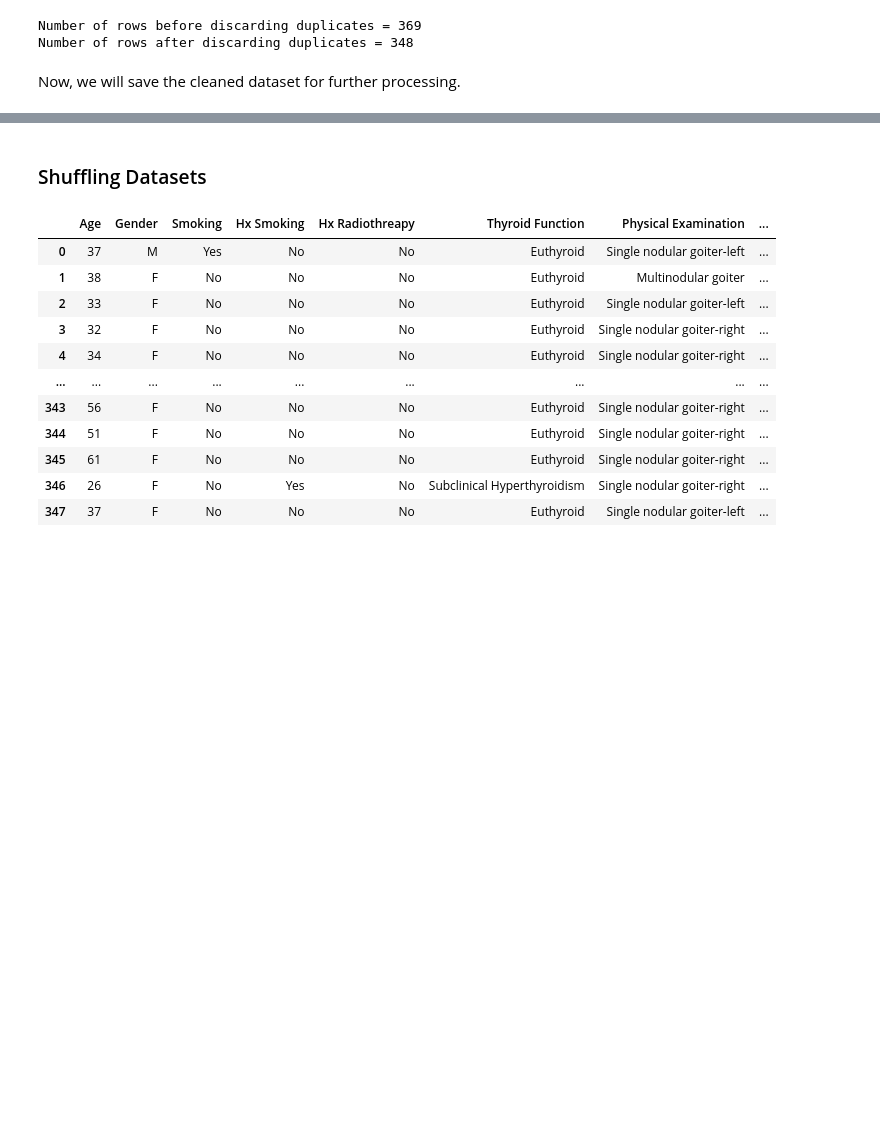
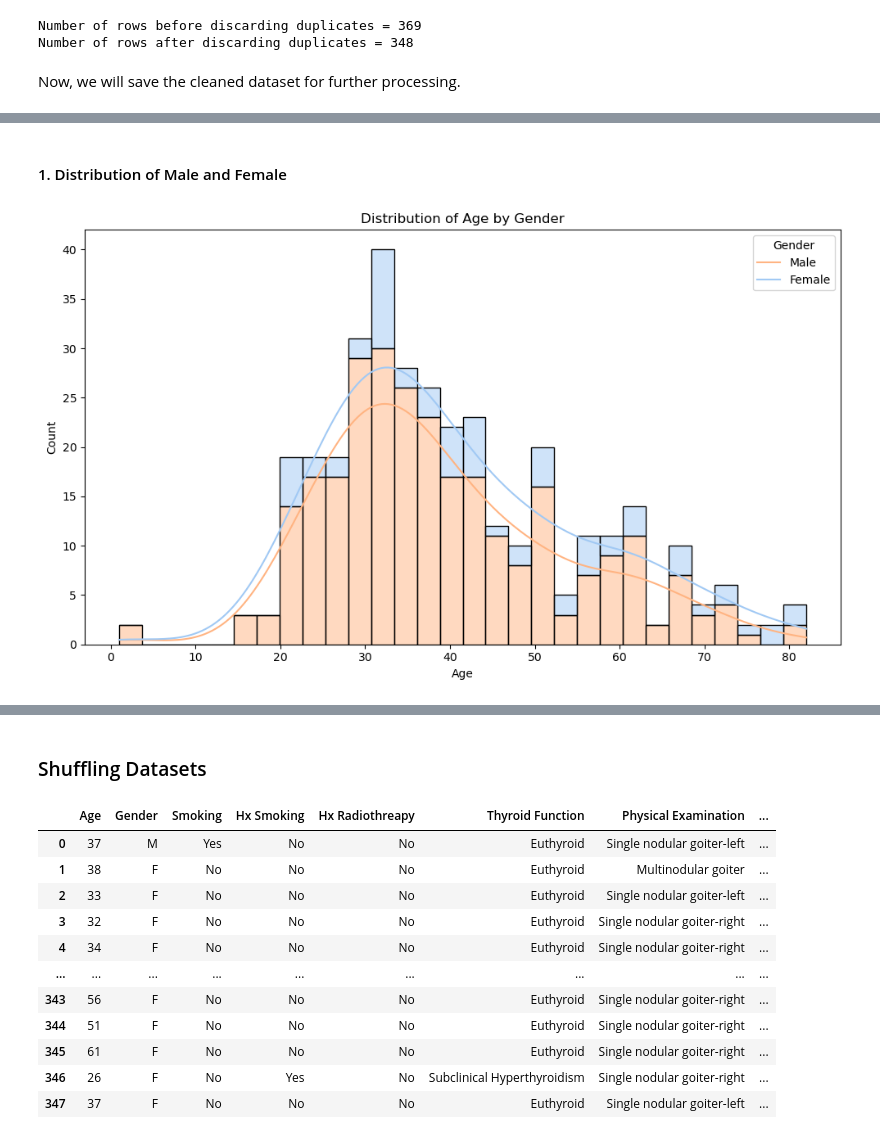
Before and after one commit to Romin-6522/CSC177-Outliers-Projects, a Jupyter notebook: DTCR_DataPreprocessing.ipynb, the cells around one changed output, grey strips where cells are left out. Saved outputs shown, nothing was run; the diff lists cells and outputs as text; code cells hidden in the pictures; blank space fills up the shorter version.

Commit message:
Added Data Visualization upon Anish's request
Bar graphs, pie charts and other visual methods are added to visualize some of the values.

```diff
--- a/DTCR_DataPreprocessing.ipynb
+++ b/DTCR_DataPreprocessing.ipynb
@@ -247,0 +248,3 @@ data.to_csv('cleaned_Thyroid_data.csv', index = False)
+# %%
+import pandas as pd
+data = pd.read_csv('cleaned_Thyroid_data.csv')
@@ -247,0 +256,17 @@ data.to_csv('cleaned_Thyroid_data.csv', index = False)
+# %% [markdown]
+#### 1. Distribution of Male and Female
+# %%
+import matplotlib.pyplot as plt
+import seaborn as sns
+
+plt.figure(figsize=(10, 6))
+sns.histplot(data, x="Age", hue="Gender", multiple="stack", bins=30, palette="pastel", kde=True, hue_order=['M', 'F'])
+plt.title('Distribution of Age by Gender')
+plt.xlabel('Age')
+plt.ylabel('Count')
+plt.legend(title='Gender', labels=['Male', 'Female'])
+plt.tight_layout()
+
+plt.show()
+# %% [output]
+[figure, added]
```
Also changed, not shown: parts of 15 cells of this notebook.
